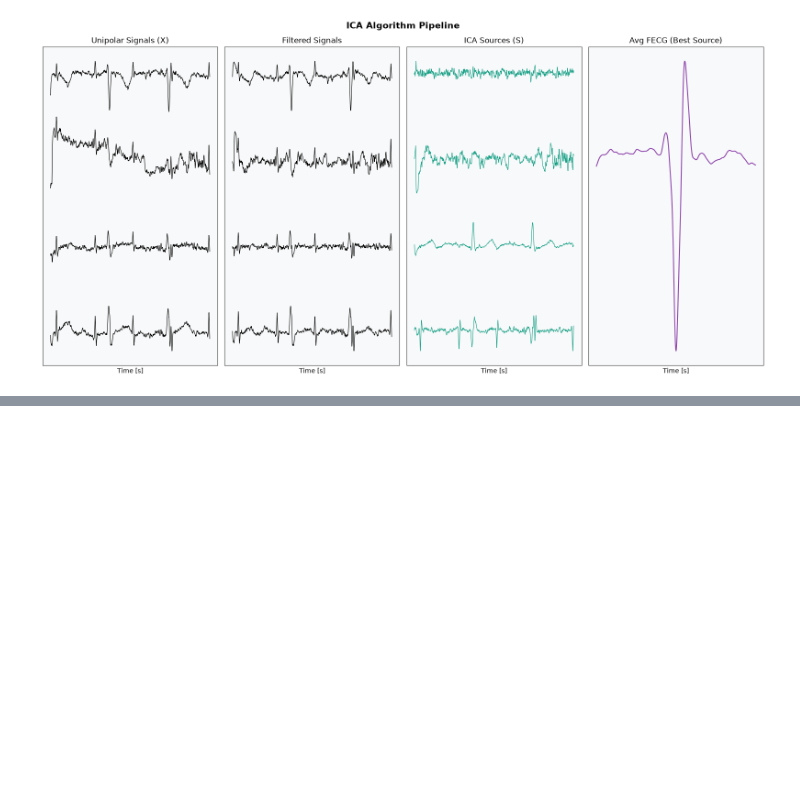
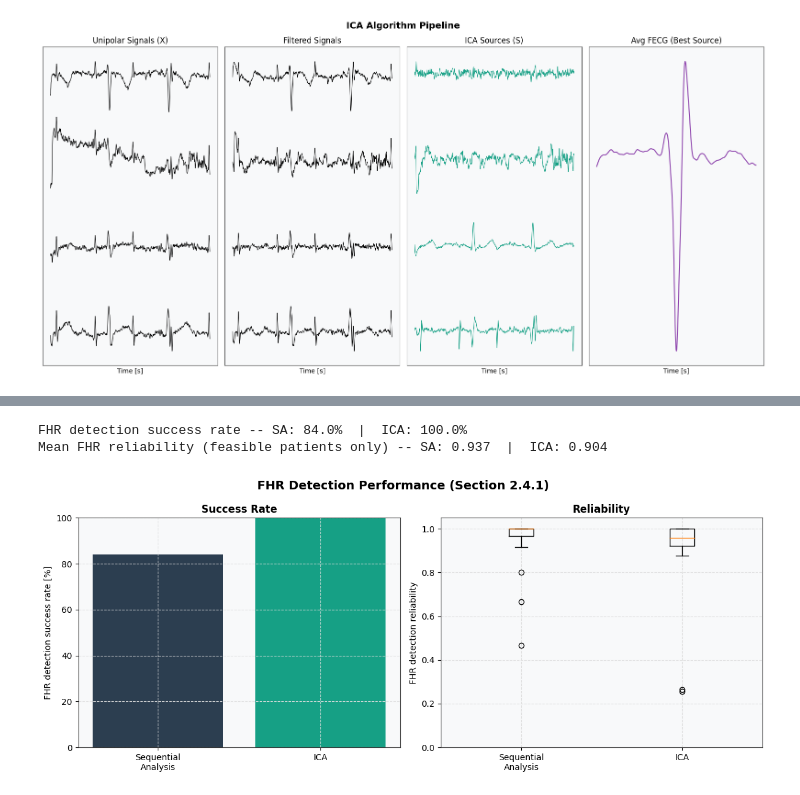
Before and after one commit to fedeceru/BSP_project, a Jupyter notebook: notebooks/main_analysis.ipynb, the cells around one changed output, grey strips where cells are left out. Cells and saved outputs as stored; diff of their text form; code cells hidden in the pictures; blank space fills up the shorter version.

```diff
--- a/notebooks/main_analysis.ipynb
+++ b/notebooks/main_analysis.ipynb
@@ -232,0 +243,54 @@ plot_reliability_correlations(df_results)
+# %%
+# Performance measures: FHR detection success rate & reliability,
+# computed over the full signal set (each record is exactly 60s)
+results = []
+for record_name, rec_data in all_records_data.items():
+    sig, fs_rec = rec_data['signal'], rec_data['fs']
+
+    s1 = sig
+    s2 = np.zeros_like(s1)
+    for ch in range(s1.shape[1]):
+        s2[:, ch] = bwr.apply(s1[:, ch])
+    s3 = np.zeros_like(s2)
+    for ch in range(s2.shape[1]):
+        s3[:, ch] = plc.apply(s2[:, ch])
+
+    # SAA
+    s4 = resampler.upsample(s3.T).T
+    s5 = mecg_canc.apply(s4)
+    peaks_sa = fecg_ext.detect_fetal_qrs(s5)
+    fhr_sa = fecg_ext.compute_fhr(peaks_sa)
+    t_sa = (peaks_sa[1:] / fs_target)[-len(fhr_sa):] if len(fhr_sa) else np.array([])
+
+    # ICA
+    ica_eval = FastICA(n_components=s4.shape[1], random_state=42, whiten='unit-variance')
+    sources = ica_eval.fit_transform(s4)
+    counts = [len(fecg_ext.compute_fhr(fecg_ext.detect_fetal_qrs(sources[:, i].reshape(-1, 1))))
+              for i in range(sources.shape[1])]
+    best = sources[:, int(np.argmax(counts))].reshape(-1, 1)
+    peaks_ica = fecg_ext.detect_fetal_qrs(best)
+    fhr_ica = fecg_ext.compute_fhr(peaks_ica)
+    t_ica = (peaks_ica[1:] / fs_target)[-len(fhr_ica):] if len(fhr_ica) else np.array([])
+
+    results.append({
+        'record': record_name,
+        'feasible_sa': len(fhr_sa) > 0,
+        'feasible_ica': len(fhr_ica) > 0,
+        'reliability_sa': fecg_ext.compute_fhr_reliability(fhr_sa, t_sa),
+        'reliability_ica': fecg_ext.compute_fhr_reliability(fhr_ica, t_ica),
+    })
+
+df_results = pd.DataFrame(results)
+success_rate_sa = df_results['feasible_sa'].mean() * 100
+success_rate_ica = df_results['feasible_ica'].mean() * 100
+
+print(f"FHR detection success rate -- SA: {success_rate_sa:.1f}%  |  ICA: {success_rate_ica:.1f}%")
+print(f"Mean FHR reliability (feasible patients only) -- "
+      f"SA: {df_results.loc[df_results['feasible_sa'], 'reliability_sa'].mean():.3f}  |  "
+      f"ICA: {df_results.loc[df_results['feasible_ica'], 'reliability_ica'].mean():.3f}")
+
+plot_performance_summary(df_results, success_rate_sa, success_rate_ica)
+# %% [output]
+FHR detection success rate -- SA: 84.0%  |  ICA: 100.0%
+Mean FHR reliability (feasible patients only) -- SA: 0.937  |  ICA: 0.904
+[figure, added]
```
Also changed, not shown: parts of 6 cells of this notebook, 2 other files.
